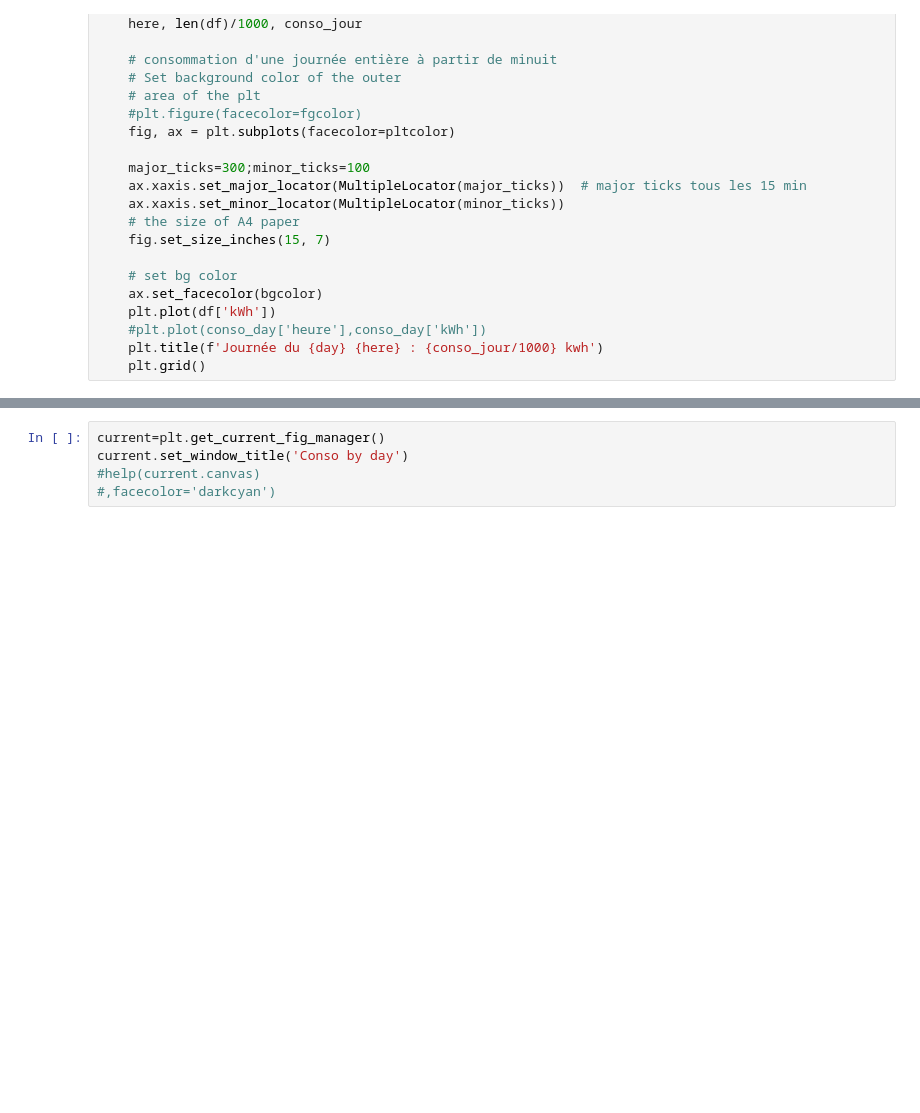
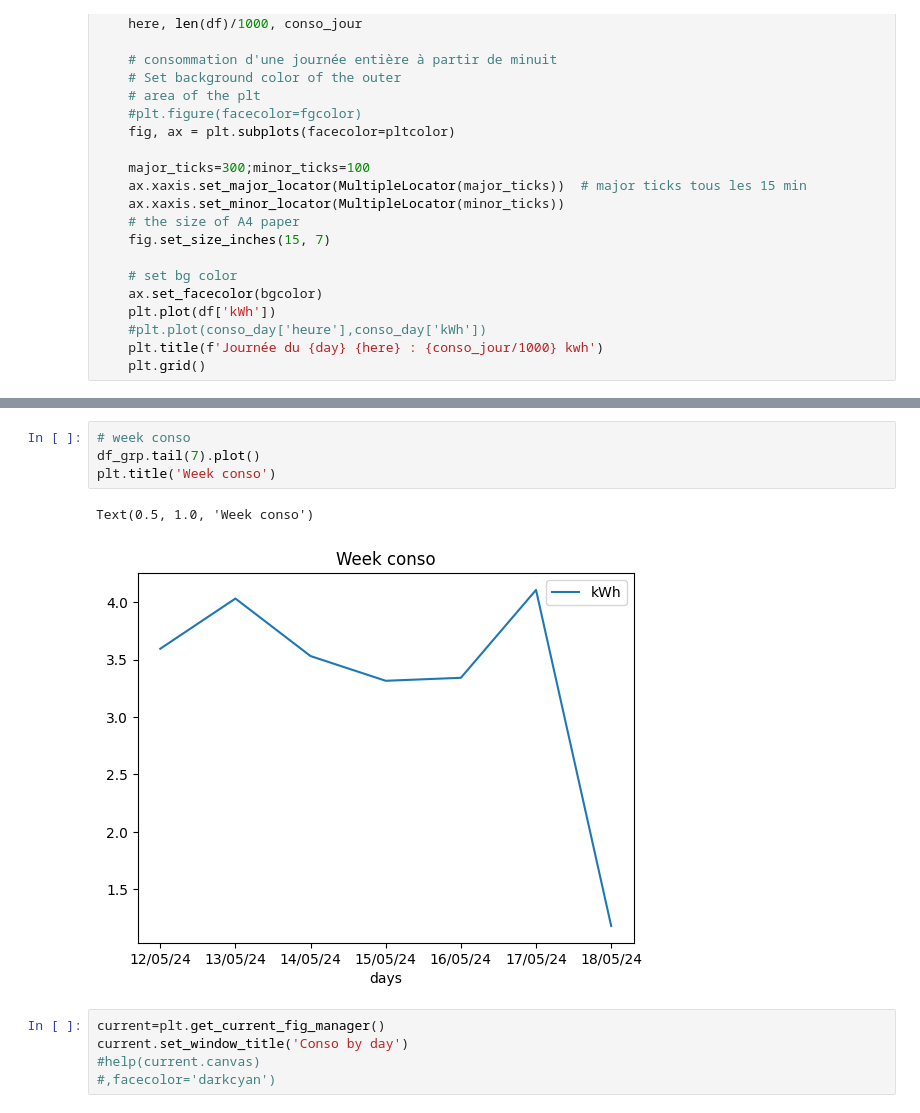
Before and after one commit to jdavid54/jupyter_notebooks, a Jupyter notebook: conso_kwh_reduced.ipynb, the cells around one changed output, grey strips where cells are left out. Drawn from its saved outputs; the diff is of its cells as text; blank space fills up the shorter version.

```diff
--- a/conso_kwh_reduced.ipynb
+++ b/conso_kwh_reduced.ipynb
@@ -324,3 +337,10 @@ df_grp.tail(7)
+# %%
+# week conso
+df_grp.tail(7).plot()
+plt.title('Week conso')
+# %% [output]
+Text(0.5, 1.0, 'Week conso')
+[figure, added]
 # %%
 current=plt.get_current_fig_manager()
 current.set_window_title('Conso by day')
```
Also changed, not shown: parts of 39 cells of this notebook, 11 other files.
